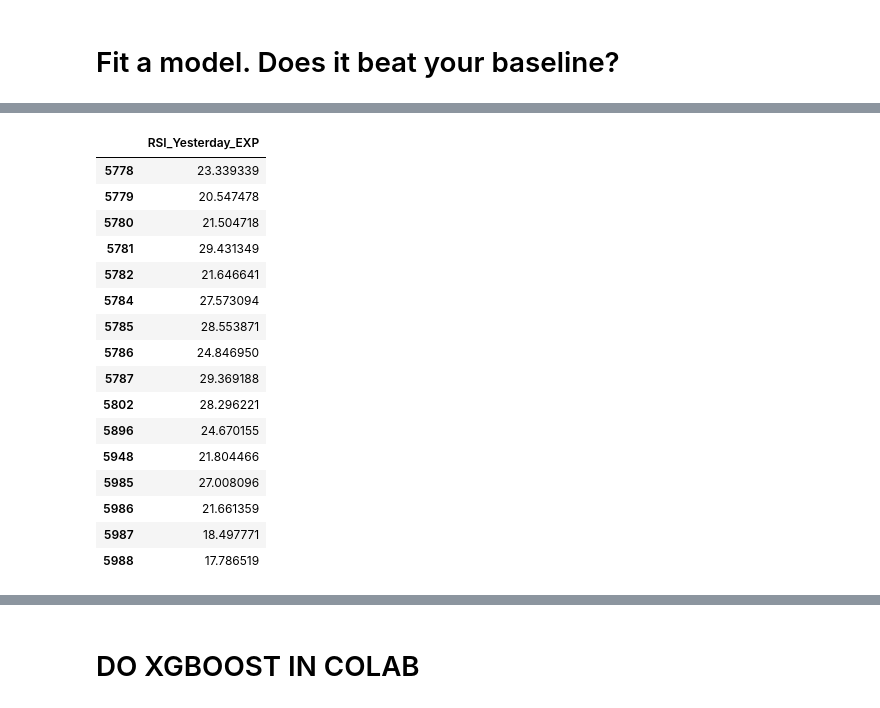
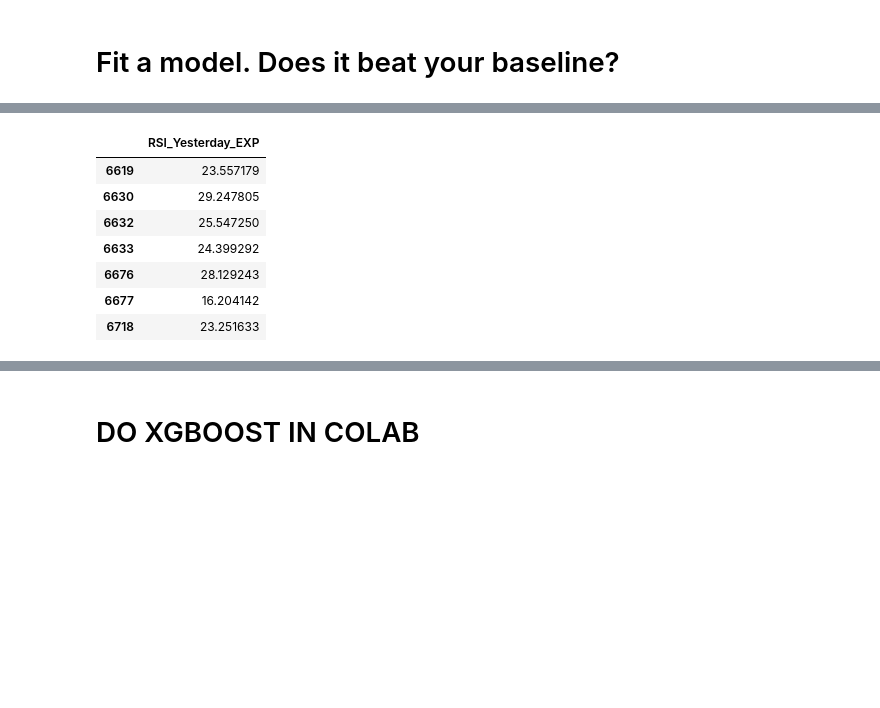
Before and after one commit to SarmenSinanian/DS-Unit-2-Applied-Modeling, a Jupyter notebook: Sarmen-Sinanian-assignment_applied_modeling_ProjectV2.ipynb, the cells around one changed output, grey strips where cells are left out. Drawn from its saved outputs; the diff is of its cells as text; code cells hidden in the pictures; blank space fills up the shorter version.

```diff
--- a/Sarmen-Sinanian-assignment_applied_modeling_ProjectV2.ipynb
+++ b/Sarmen-Sinanian-assignment_applied_modeling_ProjectV2.ipynb
@@ -649,0 +649,43 @@ spy_2010_2013.head()
+# %%
+target = 'Close_Higher_Than_Yesterday'
+
+# BELOW ARE STANDARD DROPS (SOME CONTAIN FUTURE LEAKAGE)
+# PREDICTS NEXT-DAY-NOT-CLOSE-UP DAYS
+drop_xgboost = ['Date','Date_String','Volume','SMA','Roll_Up','Roll_Up1','Roll_Up2','Roll_Down','Roll_Down1',
+        'Close','Roll_Down2', 'Percent_Change_From_Yesterday', 'Year', 'Oversold_EXP_And_Under_14D_SMA_Yesterday',
+        'SMA_Yesterday']
+
+# DROPPING EVERYTHING BUT RSI_Yesterday_EXP WHICH IS FOR RANDOMFORESTCLASSIFIER
+#  AND PREDICTING NEXT-DAY-CLOSE-UP DAYS
+drop_randomforest = ['Date','Date_String','Volume','SMA','Roll_Up','Roll_Up1','Roll_Up2','Roll_Down','Roll_Down1',
+        'Close','Roll_Down2','RSI_Yesterday_SMA','Overbought_Yesterday_SMA','Volume_Yesterday',
+        'Oversold_EXP_And_Under_14D_SMA_Yesterday','Year','SMA_Yesterday','Below_14D_SMA_Yesterday',
+        'Oversold_SMA_And_Under_14D_SMA_Yesterday','Overbought_Yesterday_EXP','Oversold_Yesterday_EXP',
+        'Oversold_Yesterday_SMA','Above_14D_SMA_Yesterday', 'Percent_Change_From_Yesterday']
+
+train_randomforest = spy_1994_2013.drop(columns=drop_randomforest)
+train_xgboost = spy_1994_2013.drop(columns=drop_xgboost)
+
+test_randomforest = spy_2018.drop(columns=drop_randomforest)
+test_xgboost = spy_2018.drop(columns=drop_xgboost)
+
+val_randomforest = spy_2019.drop(columns=drop_randomforest)
+val_xgboost = spy_2019.drop(columns=drop_xgboost)
+
+X_val_randomforest = val_randomforest.drop(columns=target)
+X_val_xgboost = val_xgboost.drop(columns=target)
+
+y_val_randomforest = val_randomforest[target]
+y_val_xgboost = val_xgboost[target]
+
+X_test_randomforest = test_randomforest.drop(columns=target)
+X_test_xgboost = test_xgboost.drop(columns=target)
+
+y_test_randomforest = test_randomforest[target]
+y_test_xgboost = test_xgboost[target]
+
+X_train_randomforest = train_randomforest.drop(columns=target)
+X_train_xgboost = train_xgboost.drop(columns=target)
+
+y_train_randomforest = train_randomforest[target]
+y_train_xgboost = train_xgboost[target]
@@ -898,24 +865,15 @@ Name: RSI_Yesterday_EXP, dtype: int64
 # %%
-X_val_example = X_val[X_val['RSI_Yesterday_EXP'] <= 30]
+X_val_example = X_val_randomforest[X_val_randomforest['RSI_Yesterday_EXP'] <= 30]
 X_val_example
 # %% [output]
 |  | RSI_Yesterday_EXP |
-| 5778 | 23.339339 |
-| 5779 | 20.547478 |
-| 5780 | 21.504718 |
-| 5781 | 29.431349 |
-| 5782 | 21.646641 |
-| 5784 | 27.573094 |
-| 5785 | 28.553871 |
-| 5786 | 24.846950 |
-| 5787 | 29.369188 |
-| 5802 | 28.296221 |
-| 5896 | 24.670155 |
-| 5948 | 21.804466 |
-| 5985 | 27.008096 |
-| 5986 | 21.661359 |
-| 5987 | 18.497771 |
-| 5988 | 17.786519 |
+| 6619 | 23.557179 |
+| 6630 | 29.247805 |
+| 6632 | 25.547250 |
+| 6633 | 24.399292 |
+| 6676 | 28.129243 |
+| 6677 | 16.204142 |
+| 6718 | 23.251633 |
 # %%
 example = X_val_example.iloc[[0]]
 example
```
Also changed, not shown: parts of 162 cells of this notebook.
